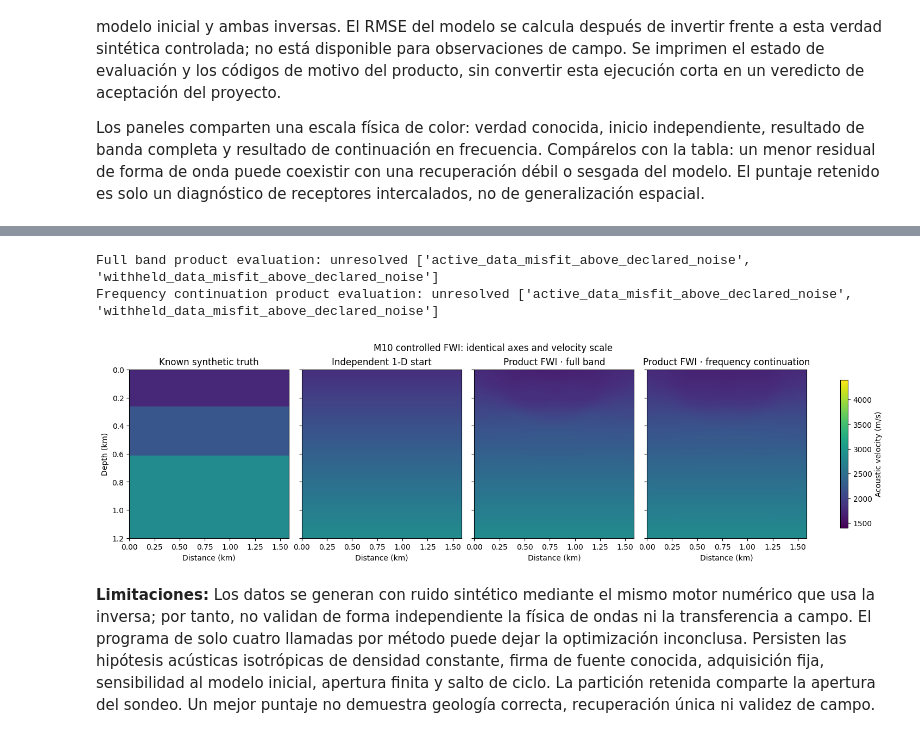
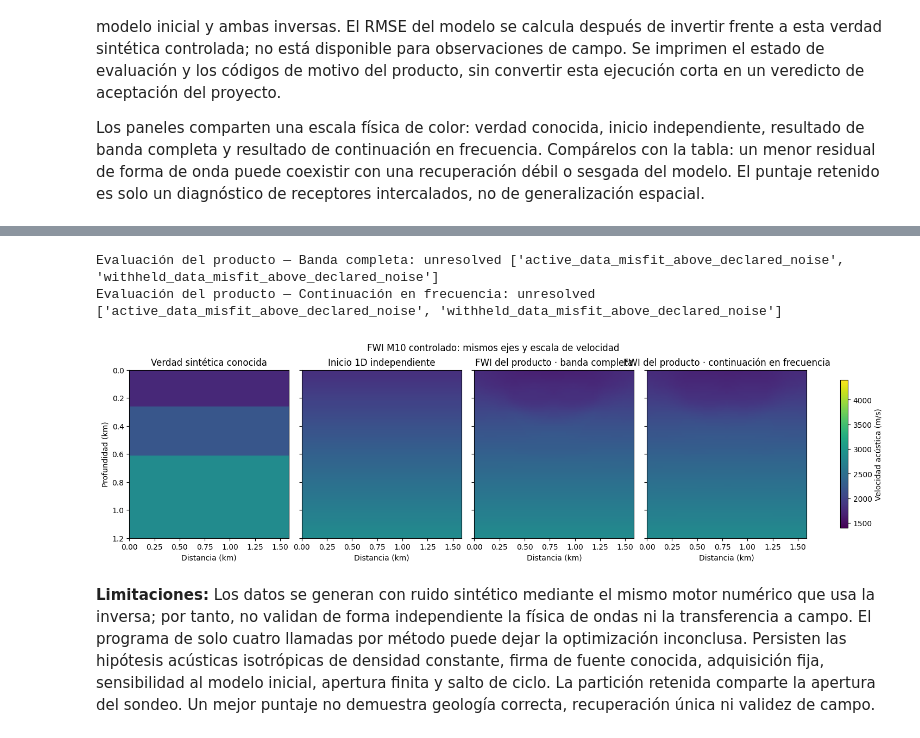
Before and after one commit to fsantibanezleal/CAOS_Geophysics, a Jupyter notebook: notebooks/es/06-seismology/02-traveltime-fwi.ipynb, the cells around one changed output, grey strips where cells are left out. Cells and saved outputs as stored; diff of their text form; code cells hidden in the pictures.

Commit message:
Add bilingual product FWI notebook experiment

```diff
--- a/notebooks/es/06-seismology/02-traveltime-fwi.ipynb
+++ b/notebooks/es/06-seismology/02-traveltime-fwi.ipynb
@@ -444,8 +444,8 @@ result = {
     "heldout_improvement_fraction": round(float(fit["heldout_improvement"]), 2),
     "chi2_assumed_weights": round(float(fit["chi2_assumed_weights"]), 2),
     "iterations": fit["iterations"], "stopping_reason": fit["stopping_reason"],
-    "coverage_nonzero_cell_fraction": round(float(fit["coverage_nonzero_cell_fraction"]), 1),
-    "velocity_truth_rmse_m_s": round(float(np.sqrt(np.mean((np.asarray(fit["model_velocity_m_s"]) - known) ** 2))) / 50) * 50,
+    "coverage_nonzero_cell_fraction": round(float(fit["coverage_nonzero_cell_fraction"]), 5),
+    "velocity_truth_rmse_m_s": round(float(np.sqrt(np.mean((np.asarray(fit["model_velocity_m_s"]) - known) ** 2))), 0),
     "cell_centers_xy_m": centers.tolist(),
     "true_velocity_m_s": known.tolist(),
     "recovered_velocity_m_s": np.asarray(fit["model_velocity_m_s"], dtype=float).tolist(),
@@ -467,13 +467,13 @@ assert len(m09_synthetic["cell_centers_xy_m"]) == len(m09_synthetic["recovered_v
 assert np.isfinite(m09_synthetic["heldout_rmse_ms"]) and np.isfinite(m09_synthetic["velocity_truth_rmse_m_s"])
 print("Inversa sintética M09 Dijkstra del producto", {key: m09_synthetic[key] for key in ["source_kind", "shot_count", "pick_count", "held_shot_count", "held_pick_count", "heldout_rmse_ms", "homogeneous_baseline_heldout_rmse_ms", "heldout_improvement_fraction", "chi2_assumed_weights", "iterations", "stopping_reason", "coverage_nonzero_cell_fraction", "velocity_truth_rmse_m_s"]})
 centers = np.round(np.asarray(m09_synthetic["cell_centers_xy_m"], dtype=float), 6)
-recovered_display = np.round(np.asarray(m09_synthetic["recovered_velocity_m_s"], dtype=float), -2)
-coverage_support_display = (np.asarray(m09_synthetic["training_raypath_coverage_m_per_cell"], dtype=float) > 1e-6).astype(float)
+recovered_display = np.round(np.asarray(m09_synthetic["recovered_velocity_m_s"], dtype=float), -1)
+coverage_display = np.round(np.asarray(m09_synthetic["training_raypath_coverage_m_per_cell"], dtype=float), 3)
 fig, axes = plt.subplots(1, 3, figsize=(14, 4.6), constrained_layout=True)
 plots = [
     (m09_synthetic["true_velocity_m_s"], "Verdad sintética [m/s]", "viridis", 2000, 5500),
-    (recovered_display, "M09 recuperado · intervalos de 100 m/s", "viridis", 2000, 5500),
-    (coverage_support_display, "Soporte de rayos de entrenamiento (no nulo)", "gray_r", 0, 1),
+    (recovered_display, "Velocidad M09 [m/s]", "viridis", 2000, 5500),
+    (np.log10(np.maximum(coverage_display, 1e-3)), "Cobertura log10 [m]", "magma", None, None),
 ]
 for index, (ax, (values, title, cmap, low, high)) in enumerate(zip(axes, plots)):
     scatter = ax.scatter(centers[:, 0], centers[:, 1], c=values, s=7, marker="s", cmap=cmap, vmin=low, vmax=high, linewidths=0)
@@ -628,39 +635,39 @@ WRMS divide la raíz del error cuadrático medio de forma de onda por la desviac
 
 Los paneles comparten una escala física de color: verdad conocida, inicio independiente, resultado de banda completa y resultado de continuación en frecuencia. Compárelos con la tabla: un menor residual de forma de onda puede coexistir con una recuperación débil o sesgada del modelo. El puntaje retenido es solo un diagnóstico de receptores intercalados, no de generalización espacial.
 # %%
-# Compare the product inverse with its declared independent start on identical receiver partitions.
+# Comparar la inversa del producto con su inicio independiente declarado y las mismas particiones de receptores.
 rows = [{
-    "Method": "Independent 1-D start",
-    "Fit WRMS": fwi_metrics["baseline"]["active_wrms"],
-    "Held-out WRMS": fwi_metrics["baseline"]["withheld_wrms"],
-    "Model RMSE (m/s)": fwi_metrics["baseline"]["velocity_rmse"],
-    "RMSE / start": 1.0,
+    "Método": "Inicio 1D independiente",
+    "WRMS ajuste": fwi_metrics["baseline"]["active_wrms"],
+    "WRMS retenido": fwi_metrics["baseline"]["withheld_wrms"],
+    "RMSE modelo (m/s)": fwi_metrics["baseline"]["velocity_rmse"],
+    "RMSE / inicio": 1.0,
 }]
-for key, label in (("fwi-l2", "Product FWI, full band"), ("fwi-multiscale", "Product FWI, frequency continuation")):
+for key, label in (("fwi-l2", "FWI del producto, banda completa"), ("fwi-multiscale", "FWI del producto, continuación en frecuencia")):
     metric = fwi_metrics["methods"][key]
     rows.append({
         "Method": label,
-        "Fit WRMS": metric["active_wrms"],
-        "Held-out WRMS": metric["withheld_wrms"],
-        "Model RMSE (m/s)": metric["velocity_rmse"],
-        "RMSE / start": metric["model_rmse_ratio"],
+        "WRMS ajuste": metric["active_wrms"],
+        "WRMS retenido": metric["withheld_wrms"],
+        "RMSE modelo (m/s)": metric["velocity_rmse"],
+        "RMSE / inicio": metric["model_rmse_ratio"],
     })
 score_table = pd.DataFrame(rows)
 display(score_table.round(3))
-for key, label in (("fwi-l2", "Full band"), ("fwi-multiscale", "Frequency continuation")):
+for key, label in (("fwi-l2", "Banda completa"), ("fwi-multiscale", "Continuación en frecuencia")):
     metric = fwi_metrics["methods"][key]
-    print(label, "product evaluation:", metric["evaluation_status"], metric["evaluation_reasons"])
+    print("Evaluación del producto —", label + ":", metric["evaluation_status"], metric["evaluation_reasons"])
 
 fig, axes = plt.subplots(1, 4, figsize=(14.5, 4.1), constrained_layout=True, sharex=True, sharey=True)
 models = [truth, initial, full_band, multiscale]
-titles = ["Known synthetic truth", "Independent 1-D start", "Product FWI · full band", "Product FWI · frequency continuation"]
+titles = ["Verdad sintética conocida", "Inicio 1D independiente", "FWI del producto · banda completa", "FWI del producto · continuación en frecuencia"]
 images = []
 for ax, model, title in zip(axes, models, titles):
     image = ax.imshow(model, origin="upper", aspect="auto", extent=[0, 127 * 12.5 / 1000, 96 * 12.5 / 1000, 0], cmap="viridis", vmin=1400, vmax=4400)
     images.append(image)
-    ax.set(title=title, xlabel="Distance (km)")
-axes[0].set_ylabel("Depth (km)")
-fig.colorbar(images[-1], ax=axes, label="Acoustic velocity (m/s)", shrink=0.88)
-fig.suptitle("M10 controlled FWI: identical axes and velocity scale")
+    ax.set(title=title, xlabel="Distancia (km)")
+axes[0].set_ylabel("Profundidad (km)")
+fig.colorbar(images[-1], ax=axes, label="Velocidad acústica (m/s)", shrink=0.88)
+fig.suptitle("FWI M10 controlado: mismos ejes y escala de velocidad")
 plt.show()
 # %% [output]
@@ -671,6 +678,6 @@ plt.show()
-Full band product evaluation: unresolved ['active_data_misfit_above_declared_noise', 'withheld_data_misfit_above_declared_noise']
-Frequency continuation product evaluation: unresolved ['active_data_misfit_above_declared_noise', 'withheld_data_misfit_above_declared_noise']
+Evaluación del producto — Banda completa: unresolved ['active_data_misfit_above_declared_noise', 'withheld_data_misfit_above_declared_noise']
+Evaluación del producto — Continuación en frecuencia: unresolved ['active_data_misfit_above_declared_noise', 'withheld_data_misfit_above_declared_noise']
-[figure, old version]
+[figure, new version]
 # %% [markdown]
 **Limitaciones:** Los datos se generan con ruido sintético mediante el mismo motor numérico que usa la inversa; por tanto, no validan de forma independiente la física de ondas ni la transferencia a campo. El programa de solo cuatro llamadas por método puede dejar la optimización inconclusa. Persisten las hipótesis acústicas isotrópicas de densidad constante, firma de fuente conocida, adquisición fija, sensibilidad al modelo inicial, apertura finita y salto de ciclo. La partición retenida comparte la apertura del sondeo. Un mejor puntaje no demuestra geología correcta, recuperación única ni validez de campo.
 # %% [markdown]
```
Also changed, not shown: parts of 3 cells of this notebook, 1 other file.
